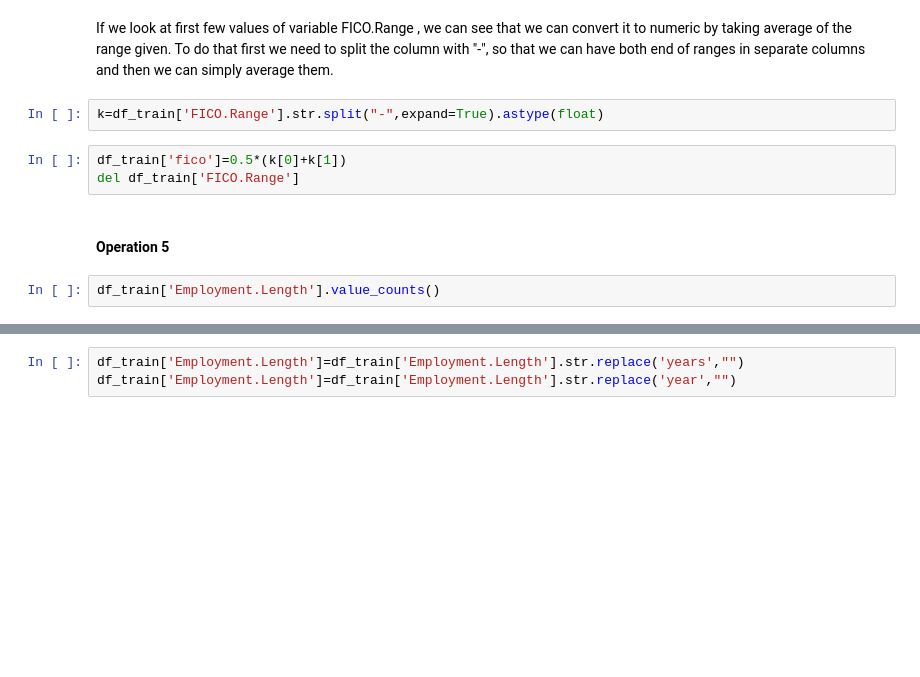
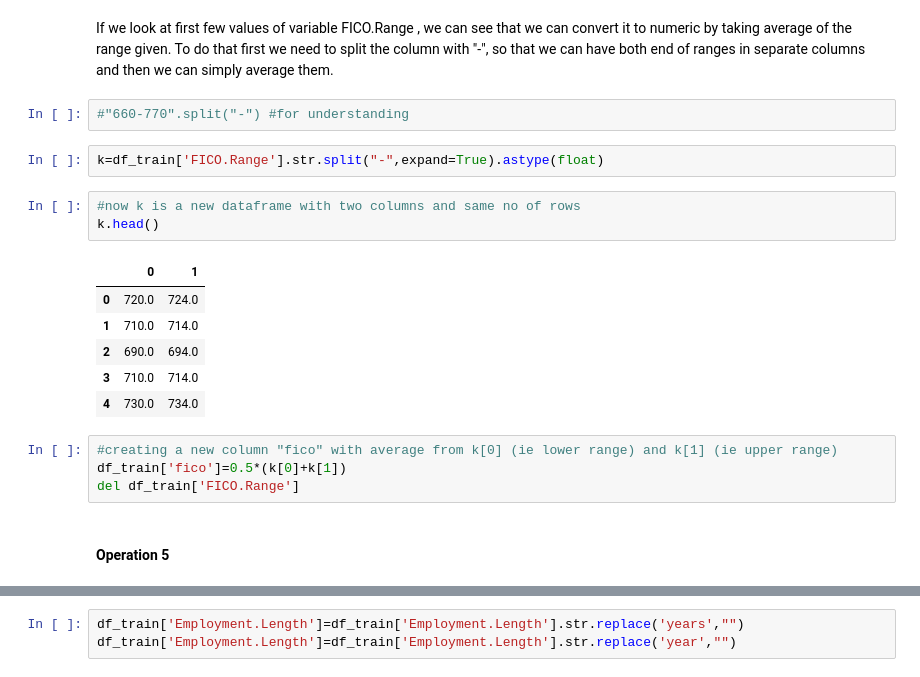
Before and after one commit to swatisankolli/interest_rate_prediction, a Jupyter notebook: interest_rate_prediction.ipynb, the cells around one changed output, grey strips where cells are left out. Cells and saved outputs as stored; diff of their text form; blank space fills up the shorter version.

```diff
--- a/interest_rate_prediction.ipynb
+++ b/interest_rate_prediction.ipynb
@@ -116,12 +187,23 @@ for col in ['Interest.Rate','Debt.To.Income.Ratio']:
 #### Operation 4
 # %% [markdown]
 If we look at first few values of variable FICO.Range , we can see that we can convert it to numeric by taking average of the range given. To do that first we need to split the column with "-", so that we can have both end of ranges in separate columns and then we can simply average them.
+# %%
+#"660-770".split("-") #for understanding
 # %%
 k=df_train['FICO.Range'].str.split("-",expand=True).astype(float)
+# %%
+#now k is a new dataframe with two columns and same no of rows
+k.head()
+# %% [output]
+|  | 0 | 1 |
+| 0 | 720.0 | 724.0 |
+| 1 | 710.0 | 714.0 |
+| 2 | 690.0 | 694.0 |
+| 3 | 710.0 | 714.0 |
+| 4 | 730.0 | 734.0 |
 # %%
+#creating a new column "fico" with average from k[0] (ie lower range) and k[1] (ie upper range)
 df_train['fico']=0.5*(k[0]+k[1])
 del df_train['FICO.Range']
 # %% [markdown]
 #### Operation 5
-# %%
-df_train['Employment.Length'].value_counts()
```
Also changed, not shown: parts of 80 cells of this notebook.
